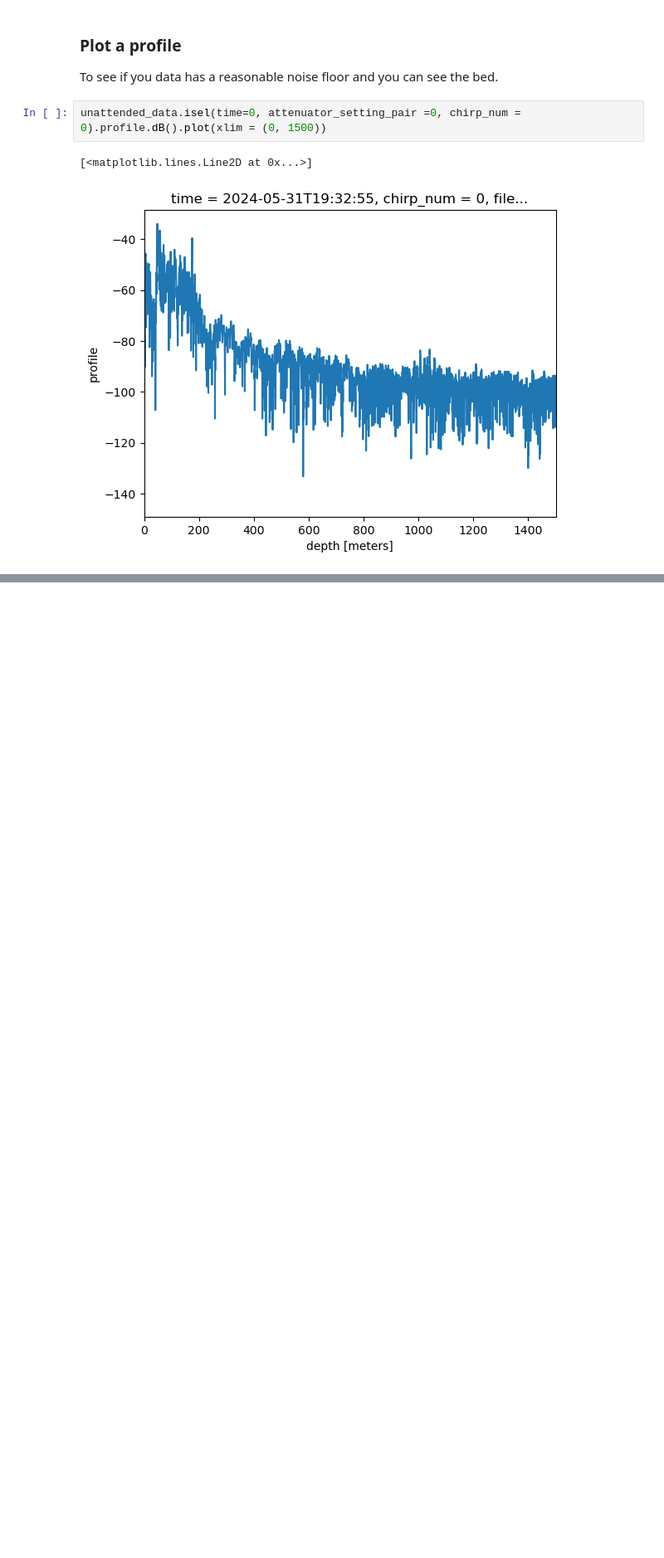
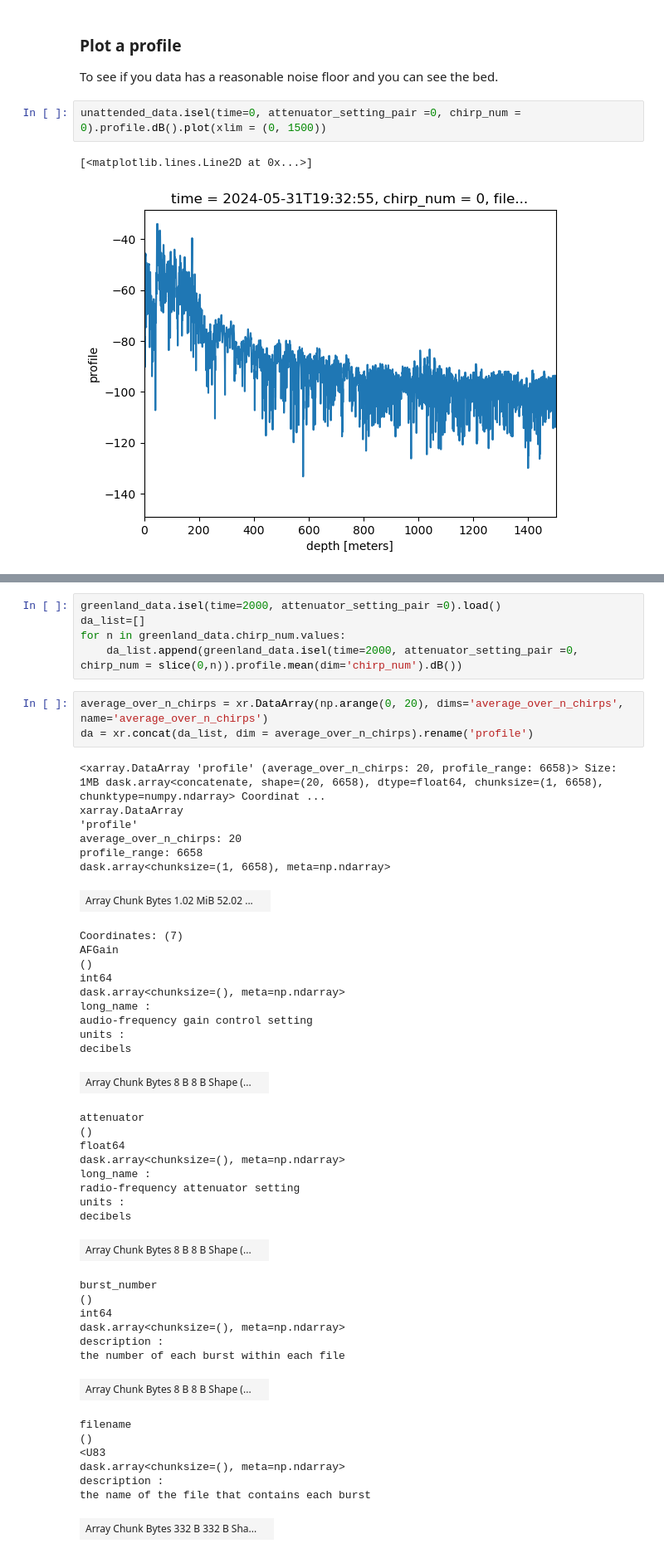
Before and after one commit to ldeo-glaciology/AntPen_NSF_NERC, a Jupyter notebook: code/apres/ApRES_deployment_QC_v1.ipynb, the cells around one changed output, grey strips where cells are left out. Shown: that part at 83% size. Cells and saved outputs as stored; diff of their text form; blank space fills up the shorter version.

```diff
--- a/code/apres/ApRES_deployment_QC_v1.ipynb
+++ b/code/apres/ApRES_deployment_QC_v1.ipynb
@@ -97,0 +126,49 @@ unattended_data.isel(time=0, attenuator_setting_pair =0, chirp_num = 0).profile.
+# %%
+greenland_data.isel(time=2000, attenuator_setting_pair =0).load()
+da_list=[]
+for n in greenland_data.chirp_num.values:
+    da_list.append(greenland_data.isel(time=2000, attenuator_setting_pair =0, chirp_num = slice(0,n)).profile.mean(dim='chirp_num').dB())
+# %%
+average_over_n_chirps = xr.DataArray(np.arange(0, 20), dims='average_over_n_chirps', name='average_over_n_chirps')
+da = xr.concat(da_list, dim = average_over_n_chirps).rename('profile')
+# %% [output]
+<xarray.DataArray 'profile' (average_over_n_chirps: 20, profile_range: 6658)> Size: 1MB dask.array<concatenate, shape=(20, 6658), dtype=float64, chunksize=(1, 6658), chunktype=numpy.ndarray> Coordinat ...
+xarray.DataArray
+'profile'
+average_over_n_chirps: 20
+profile_range: 6658
+dask.array<chunksize=(1, 6658), meta=np.ndarray>
+| Array Chunk Bytes 1.02 MiB 52.02 ... |  |
+Coordinates: (7)
+AFGain
+()
+int64
+dask.array<chunksize=(), meta=np.ndarray>
+long_name :
+audio-frequency gain control setting
+units :
+decibels
+| Array Chunk Bytes 8 B 8 B Shape (... |  |
+attenuator
+()
+float64
+dask.array<chunksize=(), meta=np.ndarray>
+long_name :
+radio-frequency attenuator setting
+units :
+decibels
+| Array Chunk Bytes 8 B 8 B Shape (... |  |
+burst_number
+()
+int64
+dask.array<chunksize=(), meta=np.ndarray>
+description :
+the number of each burst within each file
+| Array Chunk Bytes 8 B 8 B Shape (... |  |
+filename
+()
+<U83
+dask.array<chunksize=(), meta=np.ndarray>
+description :
+the name of the file that contains each burst
+| Array Chunk Bytes 332 B 332 B Sha... |  |
```
Also changed, not shown: parts of 14 cells of this notebook.
